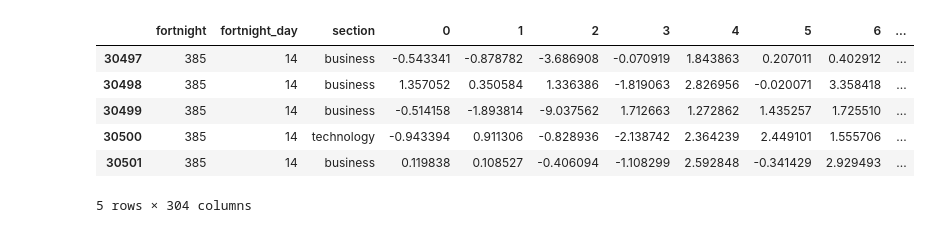
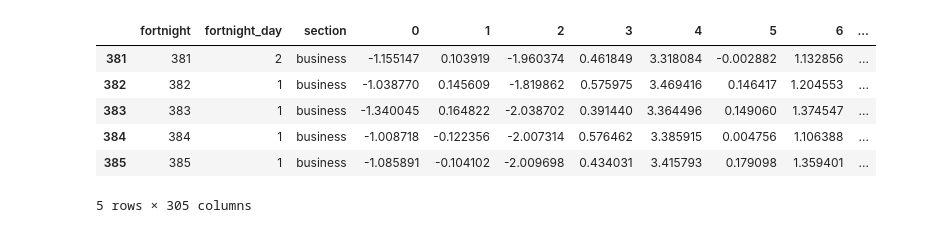
Before and after one commit to vtpaiva/tradinho-bot, a Jupyter notebook: model.ipynb, the cells around one changed output. Saved outputs shown, nothing was run; the diff lists cells and outputs as text; code cells hidden in the pictures.

```diff
--- a/model.ipynb
+++ b/model.ipynb
@@ -12,5 +14,5 @@ from nltk.stem import WordNetLemmatizer
 # %%
-headlines_df = pd.read_csv('headlines.csv')
+headlines_df = pd.read_csv('new_headlines.csv')
 
 headlines = headlines_df.copy()
 
@@ -46,0 +40,4 @@ Name: title, Length: 30502, dtype: object
+# %%
+vectors = headlines_df['title'].apply(lambda x: nlp(x).vector)
+
+vectors
@@ -47,16 +57,18 @@ Name: title, Length: 30502, dtype: object
 # %%
 vectors_df = pd.DataFrame(vectors.tolist())
 
 headlines = pd.concat([headlines_df.drop(columns=['date', 'title']), vectors_df], axis=1)
 
+headlines['up'] = headlines['diff'].apply(lambda x: 1 if x >= 0 else 0)
+
 headlines = headlines[[column for column in headlines.columns if column != 'diff'] + ['diff']]
 
 headlines.tail()
 # %% [output]
 |  | fortnight | fortnight_day | section | 0 | 1 | 2 | 3 | 4 | 5 | 6 | ... |
-| 30497 | 385 | 14 | business | -0.543341 | -0.878782 | -3.686908 | -0.070919 | 1.843863 | 0.207011 | 0.402912 | ... |
-| 30498 | 385 | 14 | business | 1.357052 | 0.350584 | 1.336386 | -1.819063 | 2.826956 | -0.020071 | 3.358418 | ... |
-| 30499 | 385 | 14 | business | -0.514158 | -1.893814 | -9.037562 | 1.712663 | 1.272862 | 1.435257 | 1.725510 | ... |
-| 30500 | 385 | 14 | technology | -0.943394 | 0.911306 | -0.828936 | -2.138742 | 2.364239 | 2.449101 | 1.555706 | ... |
-| 30501 | 385 | 14 | business | 0.119838 | 0.108527 | -0.406094 | -1.108299 | 2.592848 | -0.341429 | 2.929493 | ... |
+| 381 | 381 | 2 | business | -1.155147 | 0.103919 | -1.960374 | 0.461849 | 3.318084 | -0.002882 | 1.132856 | ... |
+| 382 | 382 | 1 | business | -1.038770 | 0.145609 | -1.819862 | 0.575975 | 3.469416 | 0.146417 | 1.204553 | ... |
+| 383 | 383 | 1 | business | -1.340045 | 0.164822 | -2.038702 | 0.391440 | 3.364496 | 0.149060 | 1.374547 | ... |
+| 384 | 384 | 1 | business | -1.008718 | -0.122356 | -2.007314 | 0.576462 | 3.385915 | 0.004756 | 1.106388 | ... |
+| 385 | 385 | 1 | business | -1.085891 | -0.104102 | -2.009698 | 0.434031 | 3.415793 | 0.179098 | 1.359401 | ... |
-5 rows × 304 columns
+5 rows × 305 columns
```
Also changed, not shown: parts of 17 cells of this notebook, 3 other files.
